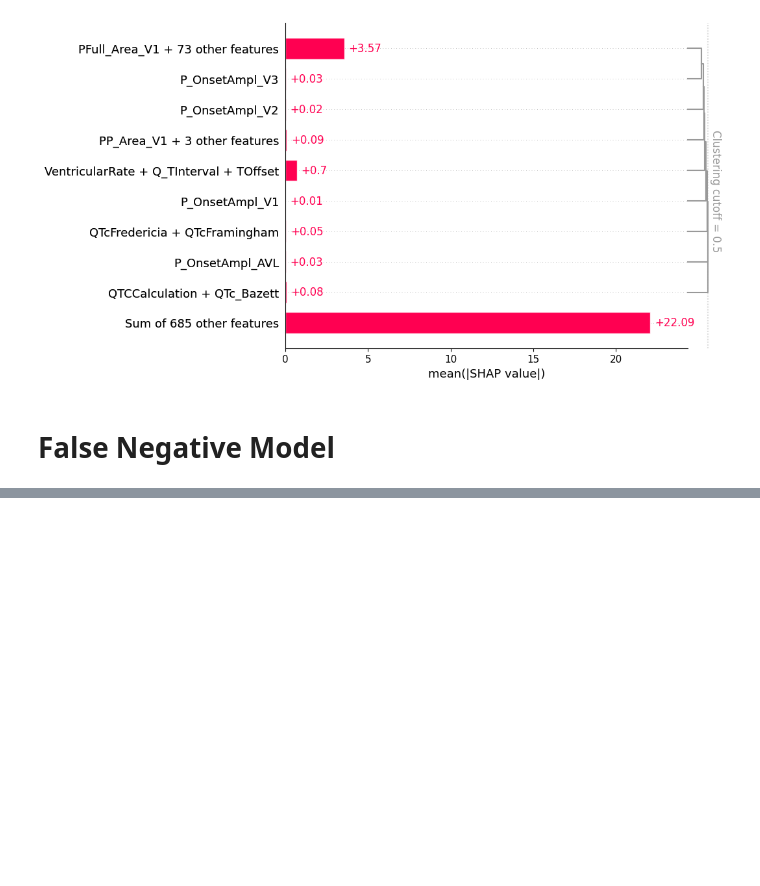
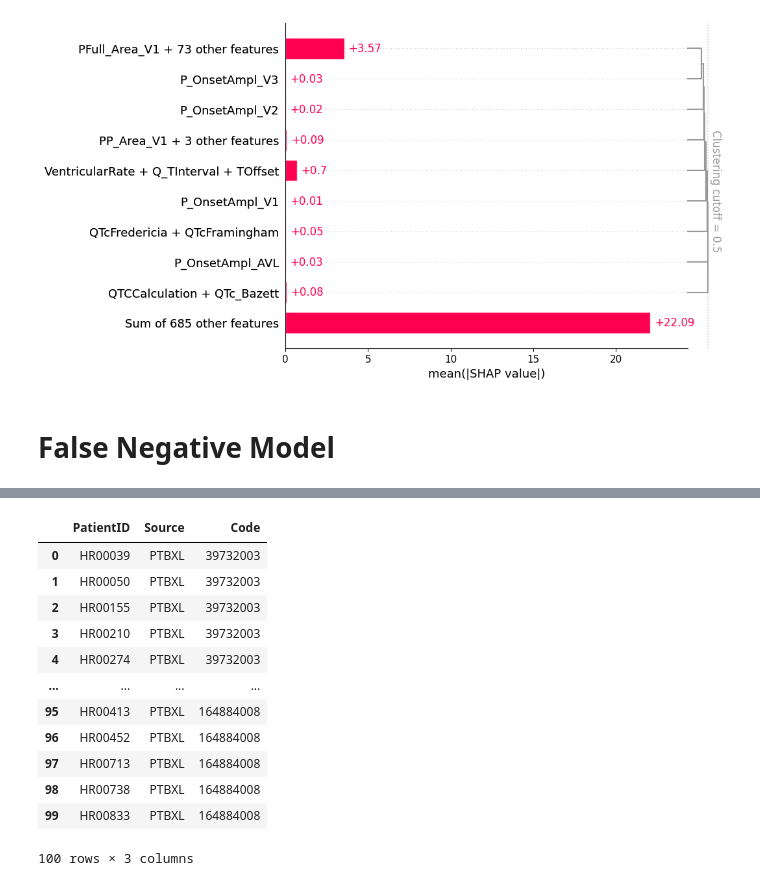
Before and after one commit to clv07/stroke-of-luck, a Jupyter notebook: lgb_interpret_pos.ipynb, the cells around one changed output, grey strips where cells are left out. Drawn from its saved outputs; the diff is of its cells as text; code cells hidden in the pictures; blank space fills up the shorter version.

```diff
--- a/lgb_interpret_pos.ipynb
+++ b/lgb_interpret_pos.ipynb
@@ -167,0 +184,28 @@ plt.show()
+# %%
+# get files
+falneg_files = [f for f in os.listdir("false_patients/") if f.startswith("false_negative")]
+
+# get patient ID and code case
+falneg = []
+for f in falneg_files:
+    df = pd.read_csv(os.path.join(f"false_patients/{f}"), skiprows=1)
+    df["Code"] = f.split("_")[2].split(".")[0]
+    falneg.append(df)
+
+falneg = pd.concat(falneg, ignore_index=True)
+# %%
+falneg
+# %% [output]
+|  | PatientID | Source | Code |
+| 0 | HR00039 | PTBXL | 39732003 |
+| 1 | HR00050 | PTBXL | 39732003 |
+| 2 | HR00155 | PTBXL | 39732003 |
+| 3 | HR00210 | PTBXL | 39732003 |
+| 4 | HR00274 | PTBXL | 39732003 |
+| ... | ... | ... | ... |
+| 95 | HR00413 | PTBXL | 164884008 |
+| 96 | HR00452 | PTBXL | 164884008 |
+| 97 | HR00713 | PTBXL | 164884008 |
+| 98 | HR00738 | PTBXL | 164884008 |
+| 99 | HR00833 | PTBXL | 164884008 |
+100 rows × 3 columns
```
Also changed, not shown: parts of 16 cells of this notebook.
